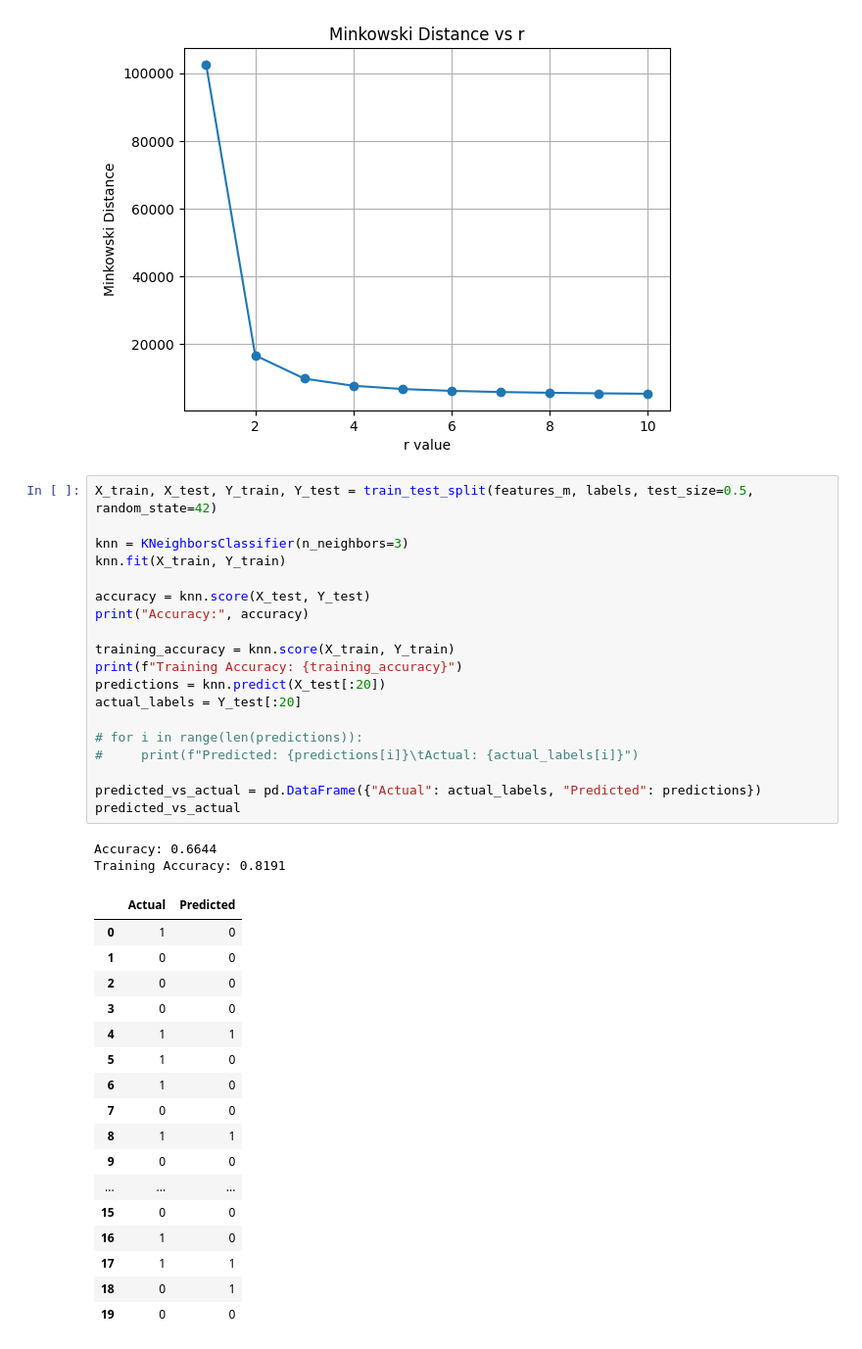
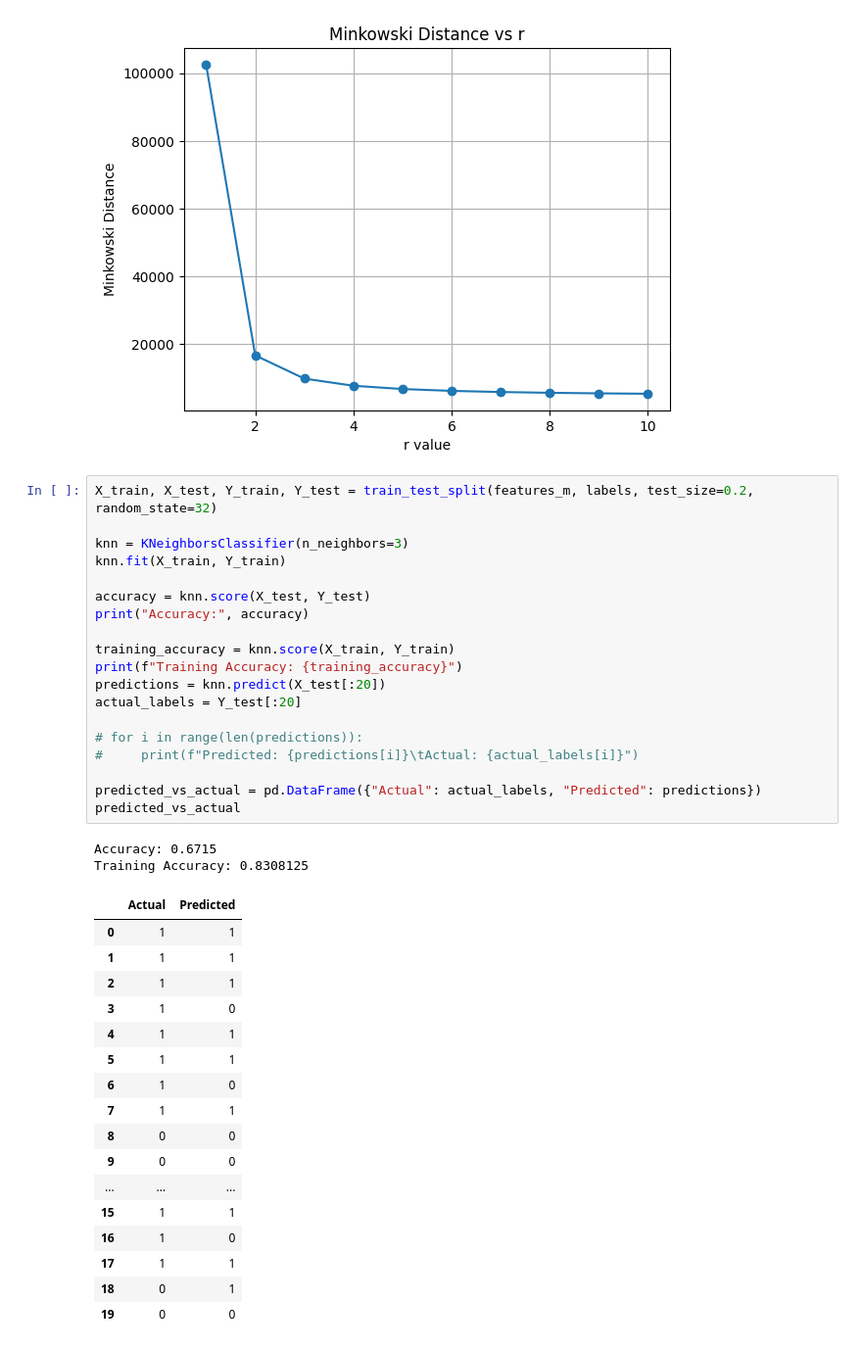
Before and after one commit to Soumish2004/ML-assignment, a Jupyter notebook: Lab 3/Lab3.ipynb, the cells around one changed output. Shown at 98% size. Cells and saved outputs as stored; diff of their text form.

```diff
--- a/Lab 3/Lab3.ipynb
+++ b/Lab 3/Lab3.ipynb
@@ -159,40 +167,40 @@ plt.show()
 # %% [output]
 [figure]
 # %%
-X_train, X_test, Y_train, Y_test = train_test_split(features_m, labels, test_size=0.5, random_state=42)
+X_train, X_test, Y_train, Y_test = train_test_split(features_m, labels, test_size=0.2, random_state=32)
 
 knn = KNeighborsClassifier(n_neighbors=3)
 knn.fit(X_train, Y_train)
 
 accuracy = knn.score(X_test, Y_test)
 print("Accuracy:", accuracy)
 
 training_accuracy = knn.score(X_train, Y_train)
 print(f"Training Accuracy: {training_accuracy}")
 predictions = knn.predict(X_test[:20])
 actual_labels = Y_test[:20]
 
 # for i in range(len(predictions)):
 #     print(f"Predicted: {predictions[i]}\tActual: {actual_labels[i]}")
 
 predicted_vs_actual = pd.DataFrame({"Actual": actual_labels, "Predicted": predictions})
 predicted_vs_actual
 # %% [output]
-Accuracy: 0.6644
-Training Accuracy: 0.8191
+Accuracy: 0.6715
+Training Accuracy: 0.8308125
 |  | Actual | Predicted |
-| 0 | 1 | 0 |
-| 1 | 0 | 0 |
-| 2 | 0 | 0 |
-| 3 | 0 | 0 |
+| 0 | 1 | 1 |
+| 1 | 1 | 1 |
+| 2 | 1 | 1 |
+| 3 | 1 | 0 |
 | 4 | 1 | 1 |
-| 5 | 1 | 0 |
+| 5 | 1 | 1 |
 | 6 | 1 | 0 |
-| 7 | 0 | 0 |
-| 8 | 1 | 1 |
+| 7 | 1 | 1 |
+| 8 | 0 | 0 |
 | 9 | 0 | 0 |
 | ... | ... | ... |
-| 15 | 0 | 0 |
+| 15 | 1 | 1 |
 | 16 | 1 | 0 |
 | 17 | 1 | 1 |
 | 18 | 0 | 1 |
```
Also changed, not shown: parts of 4 cells of this notebook, 3 other files.
